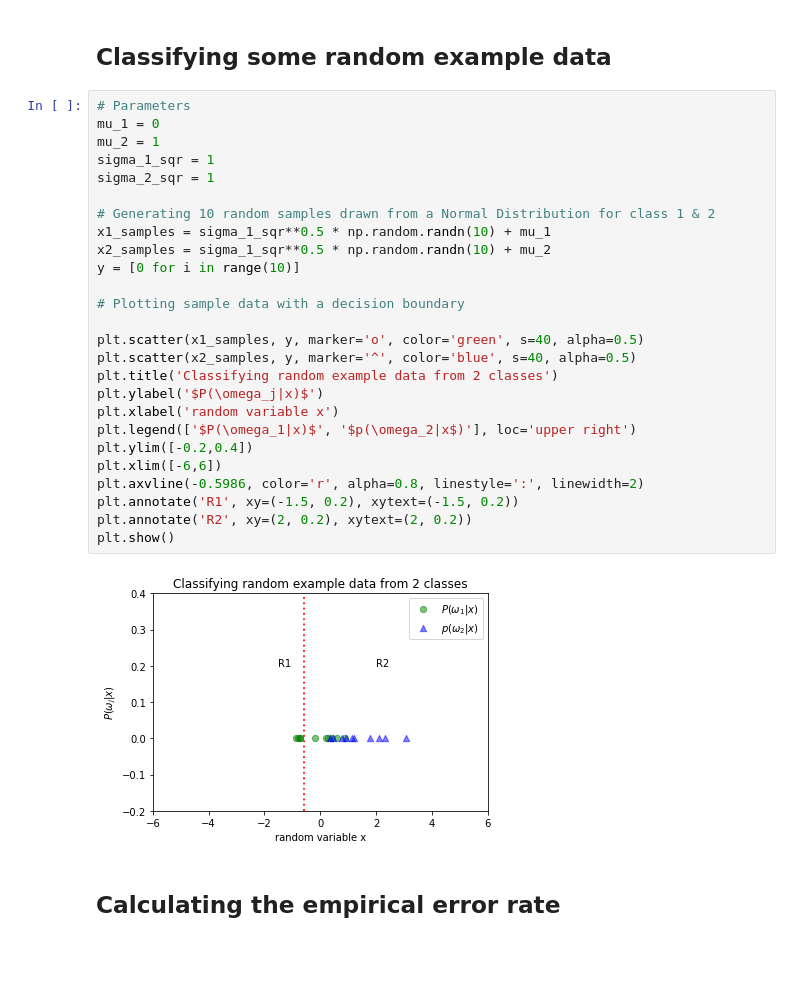
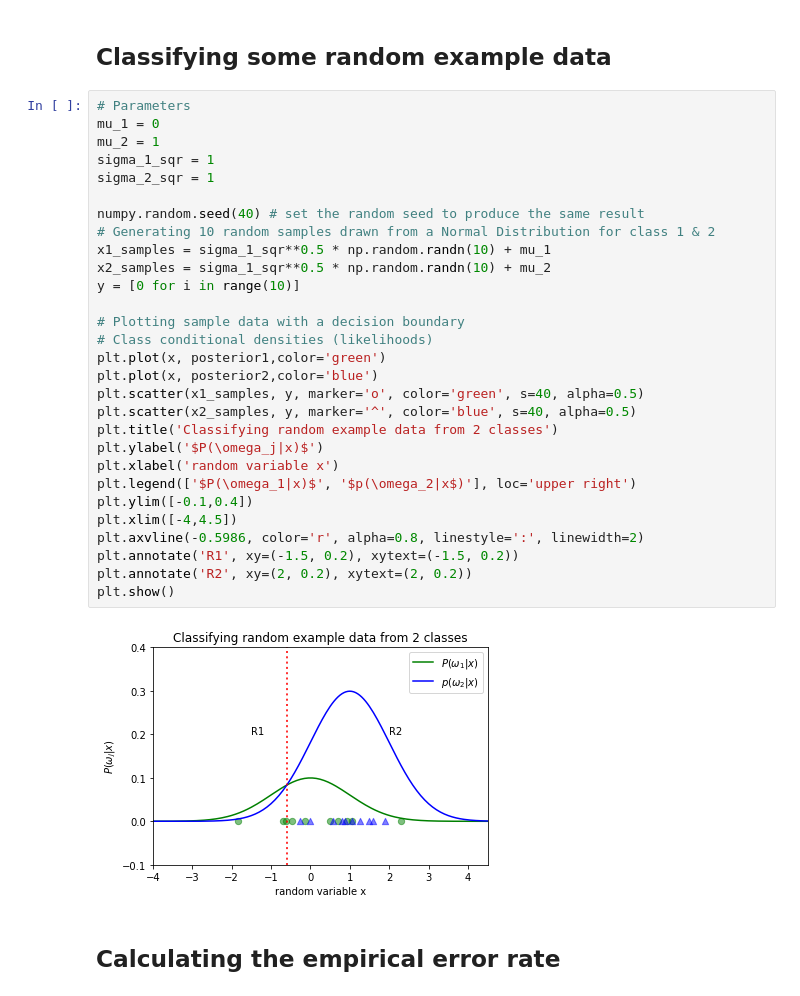
Before and after one commit to erkundanec/PatternClassification, a Jupyter notebook: 02_Bayesian_Classifier/02_Bayesian_Classifier_01.ipynb, the cells around one changed output. Cells and saved outputs as stored; diff of their text form; blank space fills up the shorter version.

```diff
--- a/02_Bayesian_Classifier/02_Bayesian_Classifier_01.ipynb
+++ b/02_Bayesian_Classifier/02_Bayesian_Classifier_01.ipynb
@@ -155,31 +155,34 @@ plt.show()
 # %%
 # Parameters
 mu_1 = 0
 mu_2 = 1
 sigma_1_sqr = 1
 sigma_2_sqr = 1
 
+numpy.random.seed(40) # set the random seed to produce the same result
 # Generating 10 random samples drawn from a Normal Distribution for class 1 & 2
 x1_samples = sigma_1_sqr**0.5 * np.random.randn(10) + mu_1
 x2_samples = sigma_1_sqr**0.5 * np.random.randn(10) + mu_2
 y = [0 for i in range(10)]
 
 # Plotting sample data with a decision boundary
-
+# Class conditional densities (likelihoods)
+plt.plot(x, posterior1,color='green')
+plt.plot(x, posterior2,color='blue')
 plt.scatter(x1_samples, y, marker='o', color='green', s=40, alpha=0.5)
 plt.scatter(x2_samples, y, marker='^', color='blue', s=40, alpha=0.5)
 plt.title('Classifying random example data from 2 classes')
 plt.ylabel('$P(\omega_j|x)$')
 plt.xlabel('random variable x')
 plt.legend(['$P(\omega_1|x)$', '$p(\omega_2|x$)'], loc='upper right')
-plt.ylim([-0.2,0.4])
-plt.xlim([-6,6])
+plt.ylim([-0.1,0.4])
+plt.xlim([-4,4.5])
 plt.axvline(-0.5986, color='r', alpha=0.8, linestyle=':', linewidth=2)
 plt.annotate('R1', xy=(-1.5, 0.2), xytext=(-1.5, 0.2))
 plt.annotate('R2', xy=(2, 0.2), xytext=(2, 0.2))
 plt.show()
 # %% [output]
-[figure, old version]
+[figure, new version]
 # %% [markdown]
 ## Calculating the empirical error rate
 # %%
```
Also changed, not shown: parts of 3 cells of this notebook.
